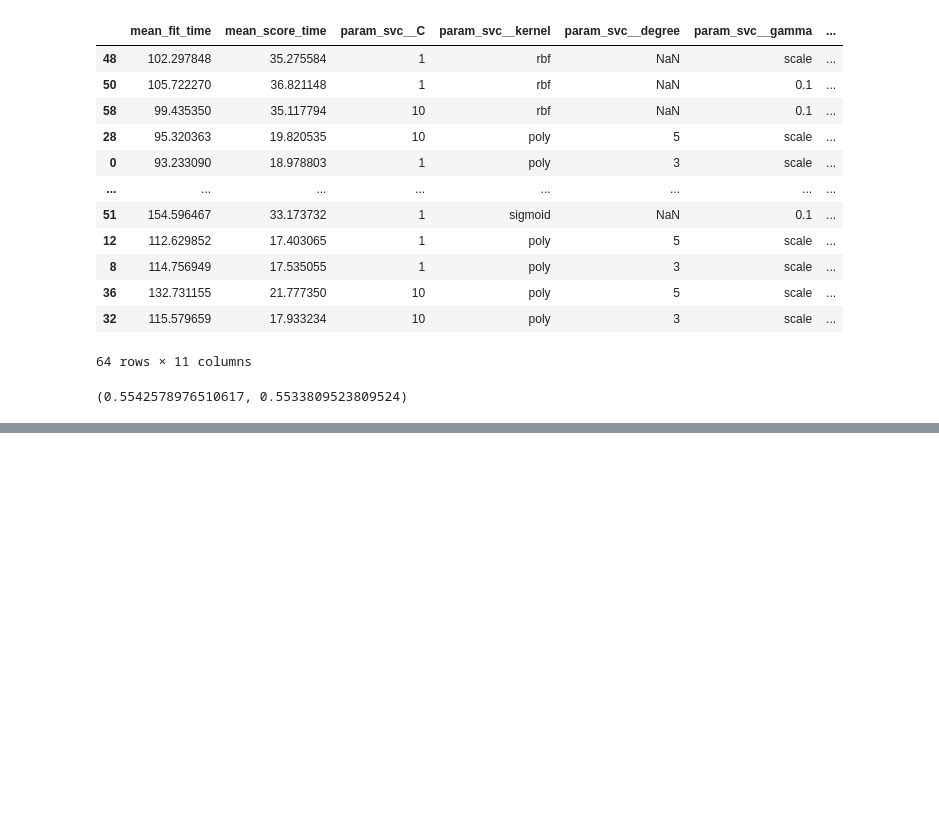
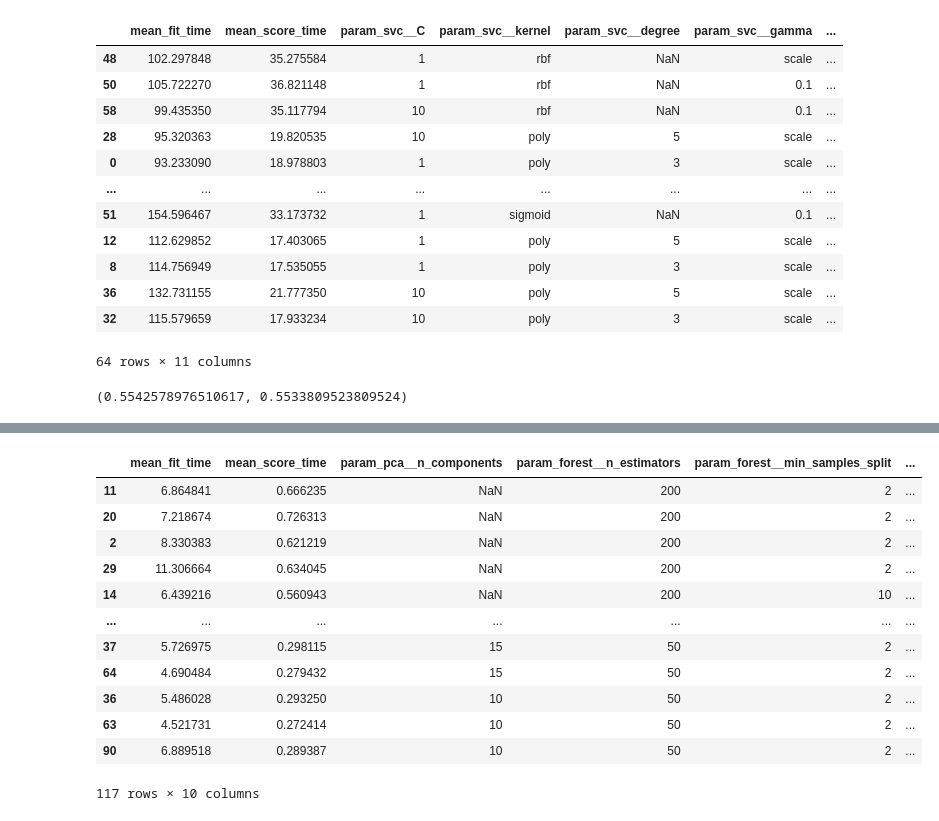
Before and after one commit to fmromeiro/mo810-kidney-waitlist, a Jupyter notebook: model.ipynb, the cells around one changed output, grey strips where cells are left out. Cells and saved outputs as stored; diff of their text form; code cells hidden in the pictures; blank space fills up the shorter version.

```diff
--- a/model.ipynb
+++ b/model.ipynb
@@ -327,0 +330,28 @@ y_test_svc = svc_grid.predict(X_test)
+# %%
+from sklearn.decomposition import PCA
+from sklearn.ensemble import RandomForestClassifier
+
+forest_params = [
+    {
+        'pca': ['passthrough'],
+        'forest__n_estimators': [50, 100, 200],
+        'forest__min_samples_split': [2, 10, 100],
+        'forest__max_features': ['sqrt', 'log2', 5, 10],
+    },
+    {
+        'pca': [PCA(random_state=1729)],
+        'pca__n_components': [10, 15, 30],
+        'forest__n_estimators': [50, 100, 200],
+        'forest__min_samples_split': [2, 10, 100],
+        'forest__max_features': ['sqrt', 'log2', 5],
+    },
+]
+
+
+forest_grid = GridSearchCV(
+    Pipeline(steps=[('pca', PCA(random_state=1729)), ('forest', RandomForestClassifier(random_state=1729, n_jobs=3))]),
+    forest_params,
+    verbose=4,
+    scoring=('roc_auc', 'accuracy'),
+    refit='roc_auc')
+forest_grid.fit(X_train, y_train)
@@ -327,0 +390,17 @@ y_test_svc = svc_grid.predict(X_test)
+# %%
+forest_grid_df = pd.DataFrame(forest_grid.cv_results_)
+forest_grid_df.sort_values(['mean_test_roc_auc', 'mean_test_accuracy'], ascending=False)[['mean_fit_time', 'mean_score_time', 'param_pca__n_components', 'param_forest__n_estimators', 'param_forest__min_samples_split', 'param_forest__max_features', 'mean_test_roc_auc', 'std_test_roc_auc', 'mean_test_accuracy', 'std_test_accuracy']]
+# %% [output]
+|  | mean_fit_time | mean_score_time | param_pca__n_components | param_forest__n_estimators | param_forest__min_samples_split | ... |
+| 11 | 6.864841 | 0.666235 | NaN | 200 | 2 | ... |
+| 20 | 7.218674 | 0.726313 | NaN | 200 | 2 | ... |
+| 2 | 8.330383 | 0.621219 | NaN | 200 | 2 | ... |
+| 29 | 11.306664 | 0.634045 | NaN | 200 | 2 | ... |
+| 14 | 6.439216 | 0.560943 | NaN | 200 | 10 | ... |
+| ... | ... | ... | ... | ... | ... | ... |
+| 37 | 5.726975 | 0.298115 | 15 | 50 | 2 | ... |
+| 64 | 4.690484 | 0.279432 | 15 | 50 | 2 | ... |
+| 36 | 5.486028 | 0.293250 | 10 | 50 | 2 | ... |
+| 63 | 4.521731 | 0.272414 | 10 | 50 | 2 | ... |
+| 90 | 6.889518 | 0.289387 | 10 | 50 | 2 | ... |
+117 rows × 10 columns
```
Also changed, not shown: parts of 2 cells of this notebook.
